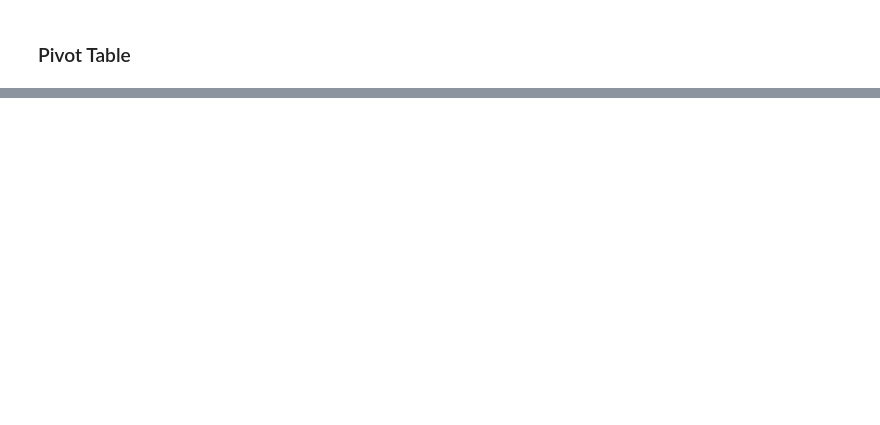
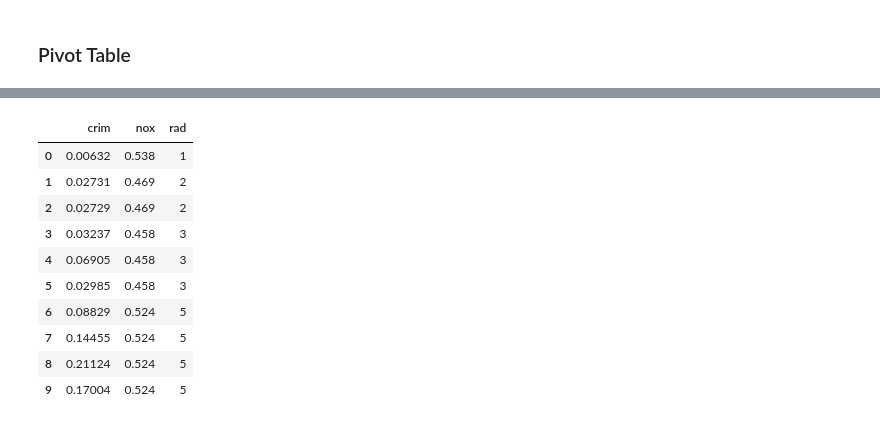
Before and after one commit to Andrezz1/IA24_P03_TP02, a Jupyter notebook: main.ipynb, the cells around one changed output, grey strips where cells are left out. Drawn from its saved outputs; the diff is of its cells as text; code cells hidden in the pictures; blank space fills up the shorter version.

```diff
--- a/main.ipynb
+++ b/main.ipynb
@@ -704,0 +731,15 @@ TypeError: association_rules() missing 1 required positional argument: 'num_item
+# %%
+products_list = data_cleaned[['crim', 'nox','rad']].drop_duplicates()
+products_list.head(10)
+# %% [output]
+|  | crim | nox | rad |
+| 0 | 0.00632 | 0.538 | 1 |
+| 1 | 0.02731 | 0.469 | 2 |
+| 2 | 0.02729 | 0.469 | 2 |
+| 3 | 0.03237 | 0.458 | 3 |
+| 4 | 0.06905 | 0.458 | 3 |
+| 5 | 0.02985 | 0.458 | 3 |
+| 6 | 0.08829 | 0.524 | 5 |
+| 7 | 0.14455 | 0.524 | 5 |
+| 8 | 0.21124 | 0.524 | 5 |
+| 9 | 0.17004 | 0.524 | 5 |
```
Also changed, not shown: parts of 11 cells of this notebook, 1 other file.
